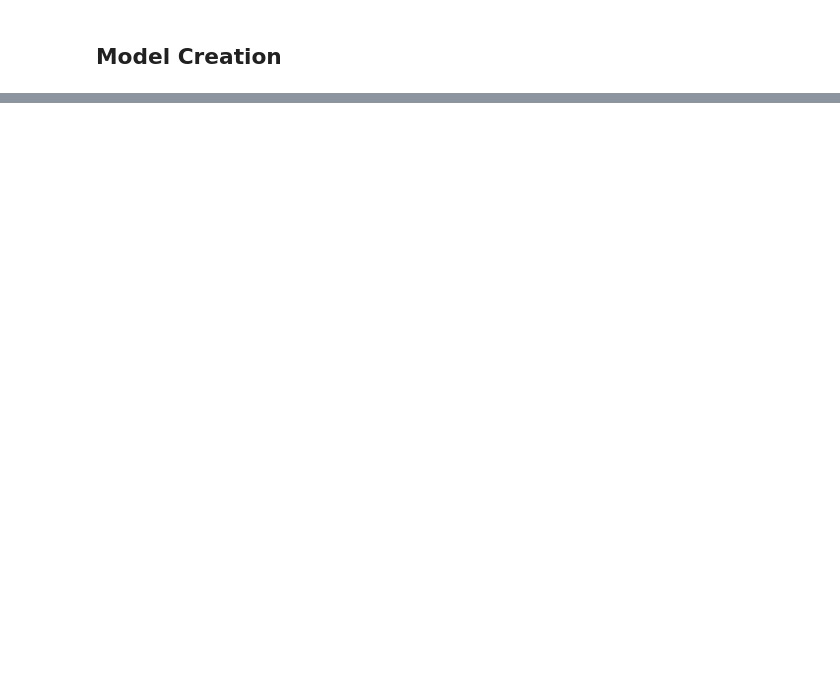
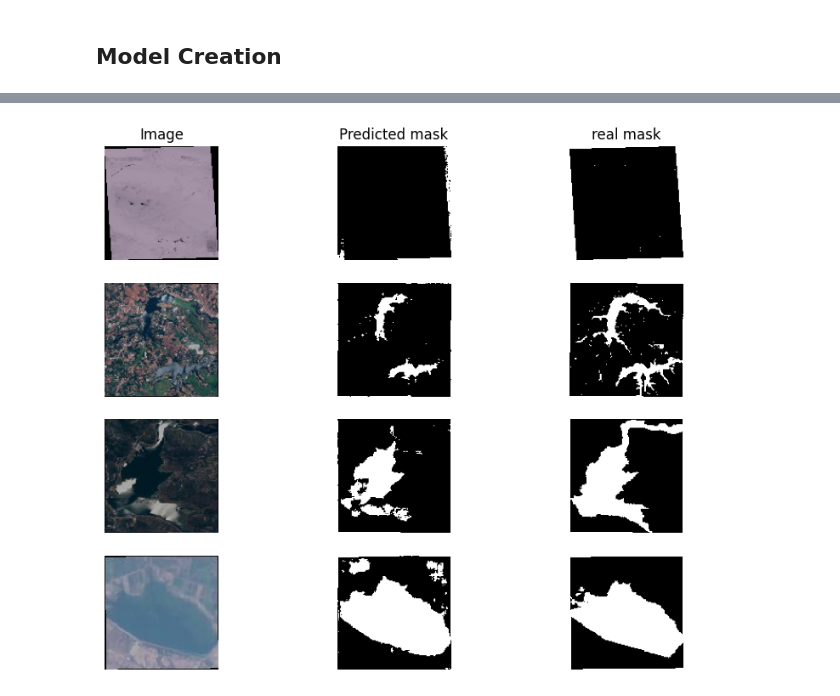
Before and after one commit to MarcoFidelVasquezRivera/image-segmentation, a Jupyter notebook: water-bodies.ipynb, the cells around one changed output, grey strips where cells are left out. Drawn from its saved outputs; the diff is of its cells as text; code cells hidden in the pictures; blank space fills up the shorter version.

```diff
--- a/water-bodies.ipynb
+++ b/water-bodies.ipynb
@@ -173,3 +142,4 @@ print(type(Y))
 #Split data on train, validation and test sets
 # %%
 X_train, X_test, y_train, y_test = train_test_split(X, Y, train_size = 0.8, shuffle = True, random_state=42)
+X_val, X_test, y_val, y_test = train_test_split(X_test, y_test, test_size = 0.8, shuffle = True, random_state=42)
@@ -330,0 +308,4 @@ KeyboardInterrupt:
+# %%
+model = keras.models.load_model("segmentation_model.keras")
+# %%
+prediction = model.predict(X_test)
@@ -330,0 +333,28 @@ KeyboardInterrupt:
+# %%
+prediction = np.where(prediction <= 0.5, 0, 1)
+# %%
+fig, axs = plt.subplots(4, 3, figsize=(10,8))
+axs[0,0].imshow(X_test[10])
+axs[0,0].set_title('Image')
+axs[0,1].imshow(prediction[10], cmap='gray', vmin=0, vmax=1)
+axs[0,1].set_title('Predicted mask')
+axs[0,2].imshow(y_test[10], cmap='gray', vmin=0, vmax=1)
+axs[0,2].set_title('real mask')
+
+axs[1,0].imshow(X_test[13])
+axs[1,1].imshow(prediction[13], cmap='gray', vmin=0, vmax=1)
+axs[1,2].imshow(y_test[13], cmap='gray', vmin=0, vmax=1)
+
+axs[2,0].imshow(X_test[2])
+axs[2,1].imshow(prediction[2], cmap='gray', vmin=0, vmax=1)
+axs[2,2].imshow(y_test[2], cmap='gray', vmin=0, vmax=1)
+
+axs[3,0].imshow(X_test[4])
+axs[3,1].imshow(prediction[4], cmap='gray', vmin=0, vmax=1)
+axs[3,2].imshow(y_test[4], cmap='gray', vmin=0, vmax=1)
+
+for ax_row in axs:
+    for ax in ax_row:
+        ax.axis('off')
+# %% [output]
+[figure, added]
```
Also changed, not shown: parts of 36 cells of this notebook.
